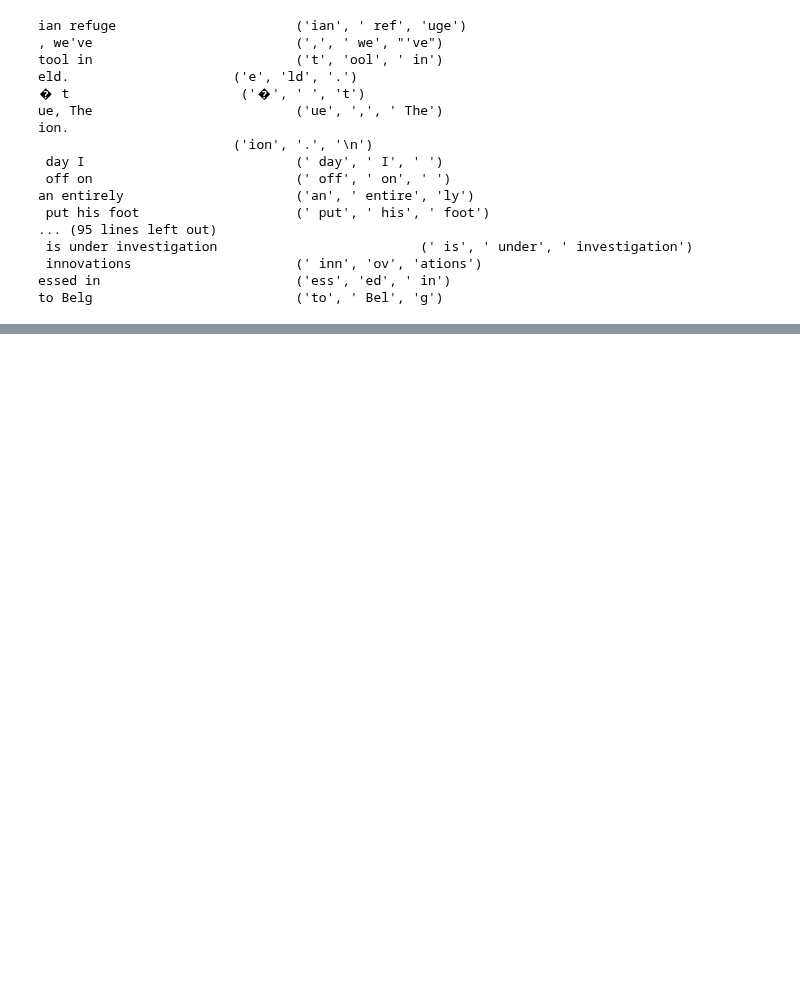
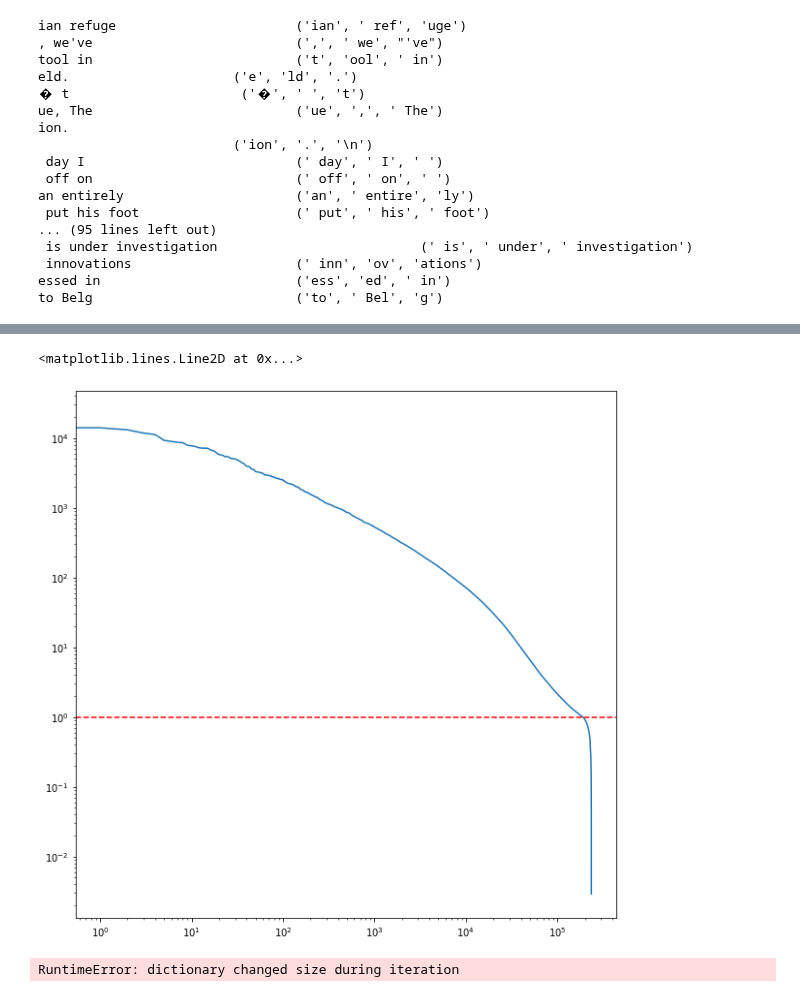
Before and after one commit to timaeus-research/icl, a Jupyter notebook: notebooks/language.ipynb, the cells around one changed output, grey strips where cells are left out. Cells and saved outputs as stored; diff of their text form; code cells hidden in the pictures; blank space fills up the shorter version.

```diff
--- a/notebooks/language.ipynb
+++ b/notebooks/language.ipynb
@@ -174,0 +231,14 @@ Loading dataset...
+# %%
+from copy import deepcopy
+
+conds = deepcopy(common_trigrams_counts)
+
+for trigram in tqdm.tqdm(conds.keys(), total=len(conds)):
+    unigram = unigrams[trigram[0]]
+    bigram = bigrams[trigram[0], trigram[1]]
+
+    conds[trigram[0], trigram[1], trigram[2]] /= unigram * bigram
+
+conds = count_to_freq(conds, num_total_trigrams)
+conds = conds.to('cpu')
+conds
@@ -174,0 +259,18 @@ Loading dataset...
+# %%
+def preview_trigrams_dict(trigrams_dict, model):
+    print("----- Top 1000 trigrams -----")
+    for k, v in list(trigrams_dict.items())[:1000]:
+        trigram = translate_int_to_str(k, model)
+        print(f'{trigram}: {v}')
+
+relative_to_factor = deepcopy(common_trigrams_counts)
+
+for trigram in tqdm.tqdm(relative_to_factor.keys(), total=len(relative_to_factor)):
+    unigram = unigrams[trigram[0]]
+    bigram1 = bigrams[trigram[0], trigram[1]]
+    bigram2 = bigrams[trigram[1], trigram[2]]
+    relative_to_factor[trigram[0], trigram[1], trigram[2]] /= unigram * bigram1 * bigram2
+
+# Sort by frequency
+relative_to_factor = {k: v / num_total_trigrams for k, v in sorted(relative_to_factor.items(), key=lambda item: item[1], reverse=True)}
+preview_trigrams_dict(relative_to_factor, model)
@@ -174,0 +295,48 @@ Loading dataset...
+# %%
+import seaborn as sns
+import matplotlib.pyplot as plt
+
+fig, ax = plt.subplots(figsize=(10, 10))
+
+sns.lineplot(x=range(len(relative_to_factor)), y=list(relative_to_factor.values()), ax=ax)
+ax.set_xscale('log')
+ax.set_yscale('log')
+ax.axhline(y=1, color='r', linestyle='--')
+# %% [output]
+<matplotlib.lines.Line2D at 0x...>
+[figure, added]
+# %%
+total_skip_trigrams = Counter()
+total_skip_trigrams_per_row = Counter()
+
+num_total_skip_trigrams = 0
+
+for row, tokens in enumerate(tqdm.tqdm(validation_set)):
+    skip_trigrams_in_row = set()
+
+    for i in range(len(tokens)-2):
+        for j in range(i+1, len(tokens)-2):
+            skip_trigram = (tokens[i], tokens[j], tokens[j+1])
+            total_skip_trigrams[skip_trigram] += 1
+            skip_trigrams_in_row.add(skip_trigram)
+            num_total_skip_trigrams += 1
+
+    for token in skip_trigrams_in_row:
+        total_skip_trigrams_per_row[token] += 1
+
+    if row > 0 and row % 1000 == 0:
+        for trigram in tqdm.tqdm(list(total_skip_trigrams.keys()), desc="Cleaning"):
+            if total_skip_trigrams_per_row[trigram] == 1:
+                del total_skip_trigrams[trigram]
+                del total_skip_trigrams_per_row[trigram]
+
+for trigram in tqdm.tqdm(total_skip_trigrams.keys(), desc="Cleaning"):
+    if total_skip_trigrams_per_row[trigram] == 1:
+        del total_skip_trigrams[trigram]
+        del total_skip_trigrams_per_row[trigram]
+
+num_unique_skip_trigrams = len(total_skip_trigrams) # Note this has already discarded a lot of trigrams encountered
+num_filtered_skip_trigrams = sum(v for v in total_skip_trigrams.values())
+num_unique_skip_trigrams, num_total_skip_trigrams, num_filtered_skip_trigrams
+# %% [output]
+RuntimeError: dictionary changed size during iteration
```
Also changed, not shown: parts of 15 cells of this notebook, 2 other files.
